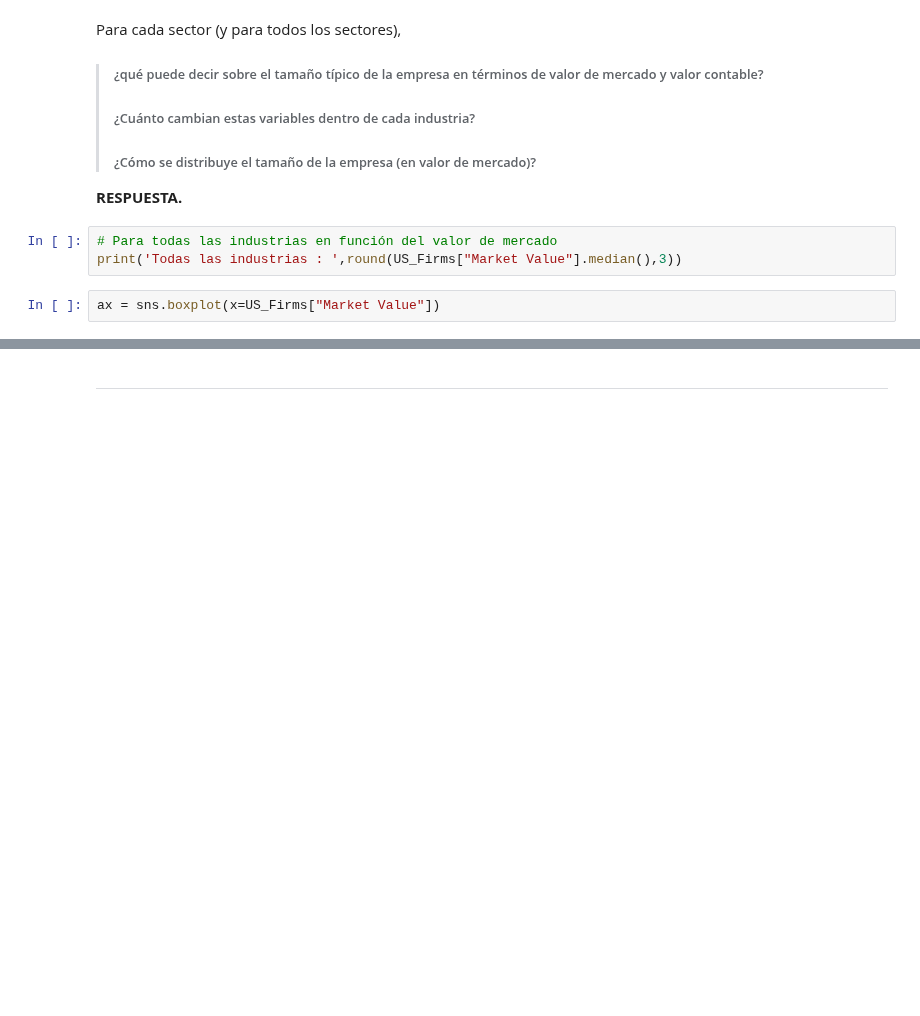
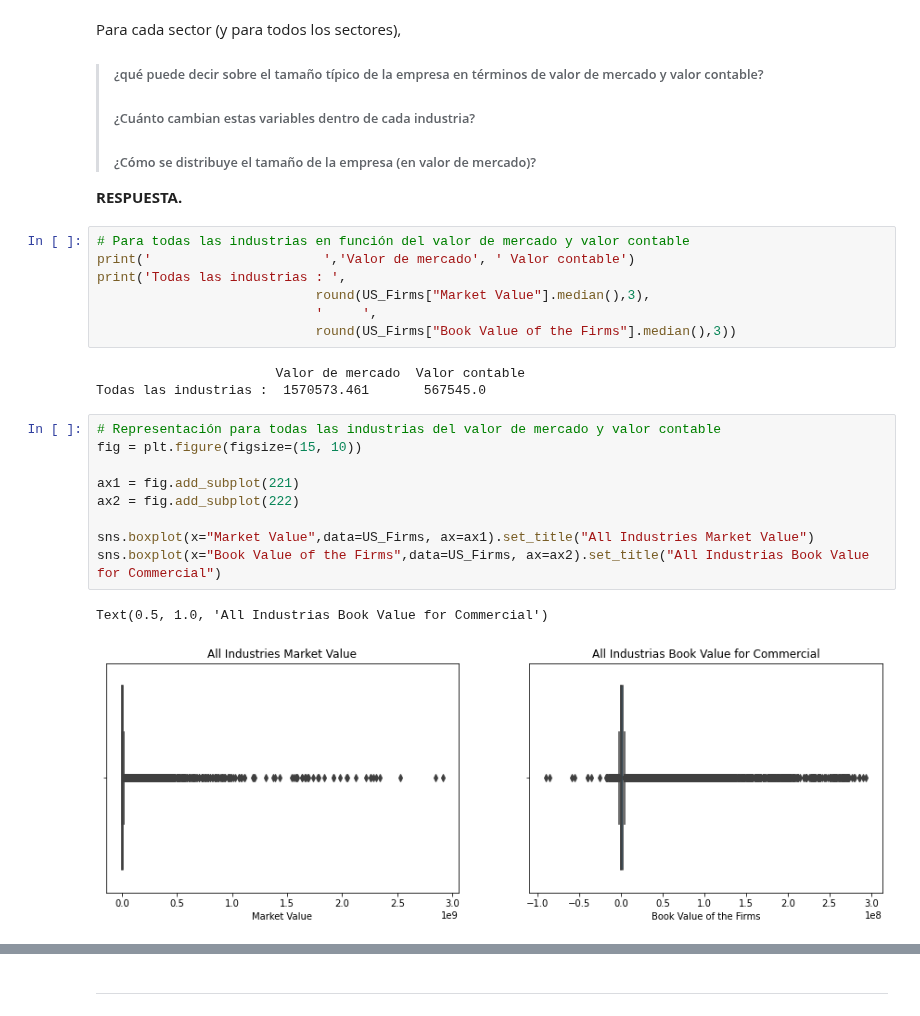
Before and after one commit to AnHrt/StatisticsII, a Jupyter notebook: Statistics/A01369984_BCase.ipynb, the cells around one changed output, grey strips where cells are left out. Saved outputs shown, nothing was run; the diff lists cells and outputs as text; blank space fills up the shorter version.

```diff
--- a/Statistics/A01369984_BCase.ipynb
+++ b/Statistics/A01369984_BCase.ipynb
@@ -174,8 +174,25 @@ Manufacturing :      (1565, 29)
 >###### ¿Cómo se distribuye el tamaño de la empresa (en valor de mercado)?
 **RESPUESTA.**
 # %%
-# Para todas las industrias en función del valor de mercado
-print('Todas las industrias : ',round(US_Firms["Market Value"].median(),3))
+# Para todas las industrias en función del valor de mercado y valor contable
+print('                      ','Valor de mercado', ' Valor contable')
+print('Todas las industrias : ',
+                            round(US_Firms["Market Value"].median(),3),
+                            '     ',
+                            round(US_Firms["Book Value of the Firms"].median(),3))
+# %% [output]
+                       Valor de mercado  Valor contable
+Todas las industrias :  1570573.461       567545.0
-# %%
-ax = sns.boxplot(x=US_Firms["Market Value"])
+# %%
+# Representación para todas las industrias del valor de mercado y valor contable
+fig = plt.figure(figsize=(15, 10))
+
+ax1 = fig.add_subplot(221)
+ax2 = fig.add_subplot(222)
+
+sns.boxplot(x="Market Value",data=US_Firms, ax=ax1).set_title("All Industries Market Value")
+sns.boxplot(x="Book Value of the Firms",data=US_Firms, ax=ax2).set_title("All Industrias Book Value for Commercial")
+# %% [output]
+Text(0.5, 1.0, 'All Industrias Book Value for Commercial')
+[figure, added]
 # %%
```
Also changed, not shown: parts of 12 cells of this notebook.
